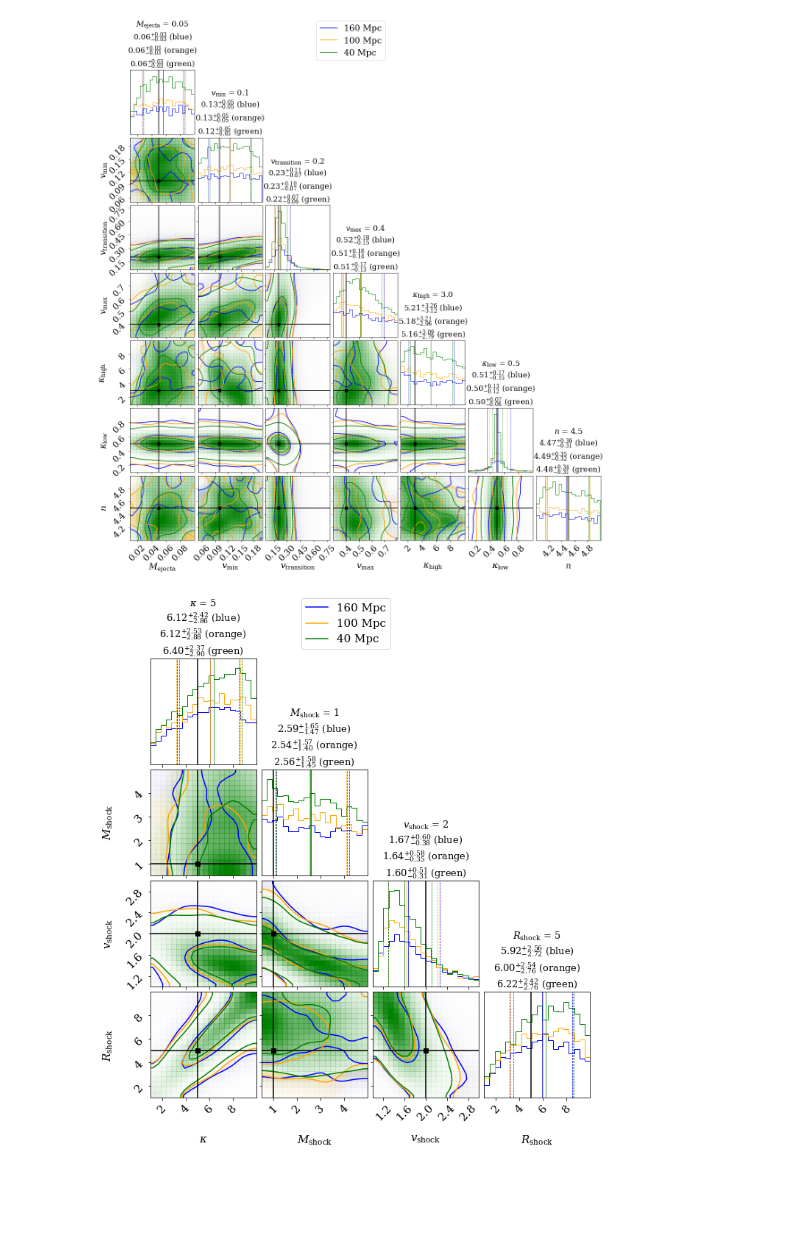
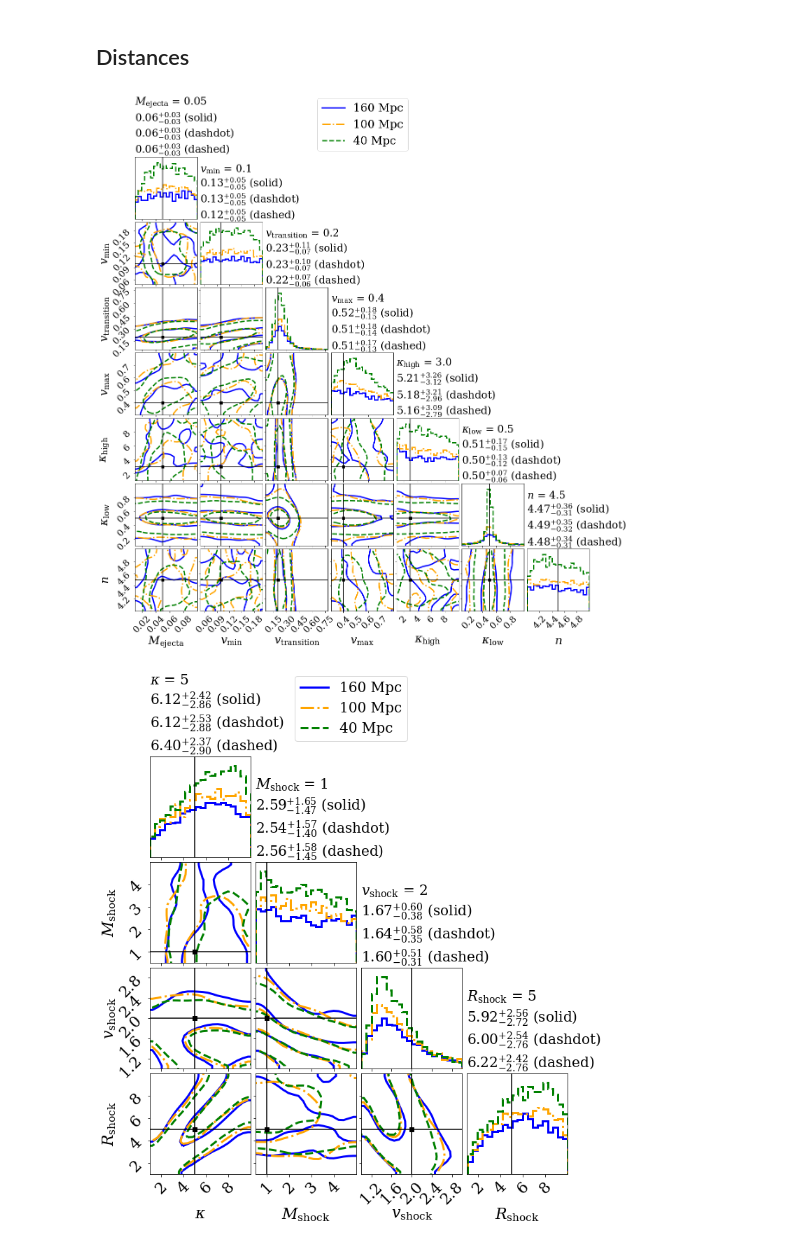
Before and after one commit to Basdorsman/kilonova-bayesian-analysis, a Jupyter notebook: post_processing/Cornerplots.ipynb, the cells around one changed output. Saved outputs shown, nothing was run; the diff lists cells and outputs as text; code cells hidden in the pictures; blank space fills up the shorter version.

Commit message:
added plots in postprocessing notebooks

```diff
--- a/post_processing/Cornerplots.ipynb
+++ b/post_processing/Cornerplots.ipynb
@@ -24,19 +11,23 @@ figure.savefig(f'plots/cornerplot_{band}_{model}.png',dpi=300,pad_inches=0.3,bbo
+# %% [markdown]
+## Distances
 # %%
 model = 'kilonova' # kilonova, kilonova_uvboost, shock
 datas = 'kilonova'
 delay = '0h'
 distance = ['160','100','40']
 band = 'no_opticalband_NUV_Dband'
 legend_texts= ['160 Mpc','100 Mpc','40 Mpc']
 colors=['blue','orange','green']
+linestyles = ['solid','dashdot','dashed']
+linewidths = [3,3,3]
 
-samples,legend_texts = getSamples(model, datas, delay, distance, band, colors, legend_texts=legend_texts)
-figure = cornerPlot(model, samples, legend_texts, colors, plot_density=True, plot_datapoints=False, no_fill_contours=False, fill_contours=False, medians_visible=True, quantilelines_visible=True)
+samples,legend_texts = getSamples(model, datas, delay, distance, band, legend_texts=legend_texts)
+figure = cornerPlot(model, samples, legend_texts, colors, linestyles, linewidths)
 
 plt.show()
 figure.savefig(f'plots/cornerplot_{band}_{model}.png',dpi=300,pad_inches=0.3,bbox_inches='tight')
 # %% [output]
-[figure, old version]
+[figure, new version]
 # %%
 model = 'shock' # kilonova, kilonova_uvboost, shock
 datas = 'shock'
@@ -45,14 +36,16 @@ distance = ['160','100','40']
 band = 'no_opticalband_NUV_Dband'
 legend_texts= ['160 Mpc','100 Mpc','40 Mpc']
 colors=['blue','orange','green']
+linestyles = ['solid','dashdot','dashed']
+linewidths = [3,3,3]
 
-samples,legend_texts = getSamples(model, datas, delay, distance, band, colors, legend_texts=legend_texts)
-figure = cornerPlot(model, samples, legend_texts, colors, plot_density=True, plot_datapoints=False, no_fill_contours=False, fill_contours=False, medians_visible=True, quantilelines_visible=True)
+samples,legend_texts = getSamples(model, datas, delay, distance, band, legend_texts=legend_texts)
+figure = cornerPlot(model, samples, legend_texts, colors, linestyles, linewidths)
 
 plt.show()
-figure.savefig(f'plots/cornerplot_{band}_{model}.png',dpi=300,pad_inches=0.3,bbox_inches='tight')
+figure.savefig(f'plots/cornerplot_{band}_{model}.png',dpi=300, pad_inches=0.3, bbox_inches='tight')
 # %% [output]
-[figure, old version]
+[figure, new version]
 # %%
 model = 'kilonova_uvboost' # kilonova, kilonova_uvboost, shock
 datas = 'kilonova_uvboost'
```
Also changed, not shown: parts of 8 cells of this notebook, 9 other files.
